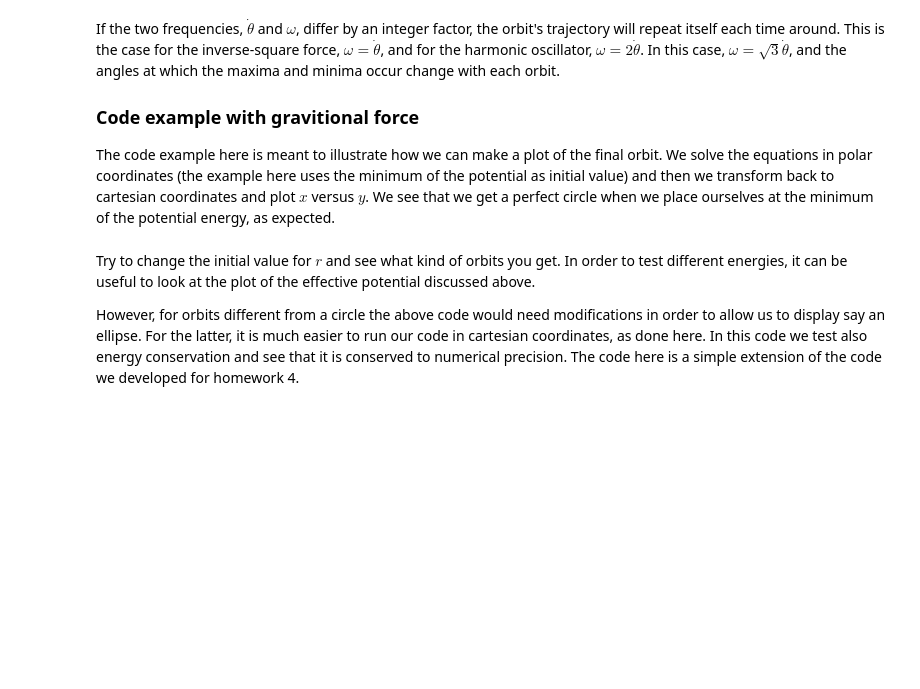
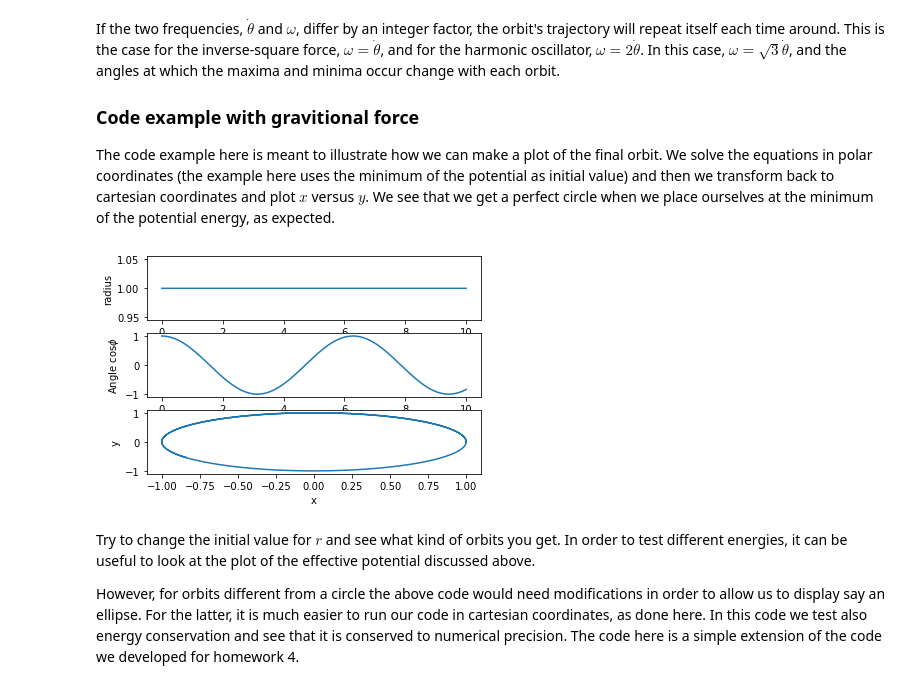
Before and after one commit to mhjensen/Physics321, a Jupyter notebook: doc/pub/week12/ipynb/week12.ipynb, the cells around one changed output. Drawn from its saved outputs; the diff is of its cells as text; code cells hidden in the pictures; blank space fills up the shorter version.

```diff
--- a/doc/pub/week12/ipynb/week12.ipynb
+++ b/doc/pub/week12/ipynb/week12.ipynb
@@ -745,9 +745,9 @@ The code example here is meant to illustrate how we can make a plot of the final
 
 # Simple Gravitational Force   -alpha/r
 
-DeltaT = 0.01
+DeltaT = 0.001
 #set up arrays
-tfinal = 8.0
+tfinal = 10.0
 n = ceil(tfinal/DeltaT)
 # set up arrays for t, v and r
 t = np.zeros(n)
@@ -768,33 +768,35 @@ r0 = rmin
 v0 = 0.0  # starts at rest
 r[0] = r0
 v[0] = v0
 phi[0] = 0.0
 # Start integrating using the Velocity-Verlet  method
 for i in range(n-1):
     # Set up acceleration
     a = -alpha/(r[i]**2)+c1/(r[i]**3)
     # update velocity, time and position using the Velocity-Verlet method
     r[i+1] = r[i] + DeltaT*v[i]+0.5*(DeltaT**2)*a
     anew = -alpha/(r[i+1]**2)+c1/(r[i+1]**3)
     v[i+1] = v[i] + 0.5*DeltaT*(a+anew)
     t[i+1] = t[i] + DeltaT
     phi[i+1] = t[i+1]*c2/(r0**2)
 # Find cartesian coordinates for easy plot
 x = r*np.cos(phi)
 y = r*np.sin(phi)
 fig, ax = plt.subplots(3,1)
 ax[0].set_xlabel('time')
 ax[0].set_ylabel('radius')
 ax[0].plot(t,r)
 ax[1].set_xlabel('time')
 ax[1].set_ylabel('Angle $\cos{\phi}$')
 ax[1].plot(t,np.cos(phi))
 ax[2].set_ylabel('y')
 ax[2].set_xlabel('x')
 ax[2].plot(x,y)
 
 save_fig("Phasespace")
 plt.show()
+# %% [output]
+[figure, added]
 # %% [markdown]
 Try to change the initial value for $r$ and see what kind of orbits you get.
 In order to test different energies, it can be useful to look at the plot of the effective potential discussed above.
```
Also changed, not shown: parts of 2 cells of this notebook, 3 other files.
